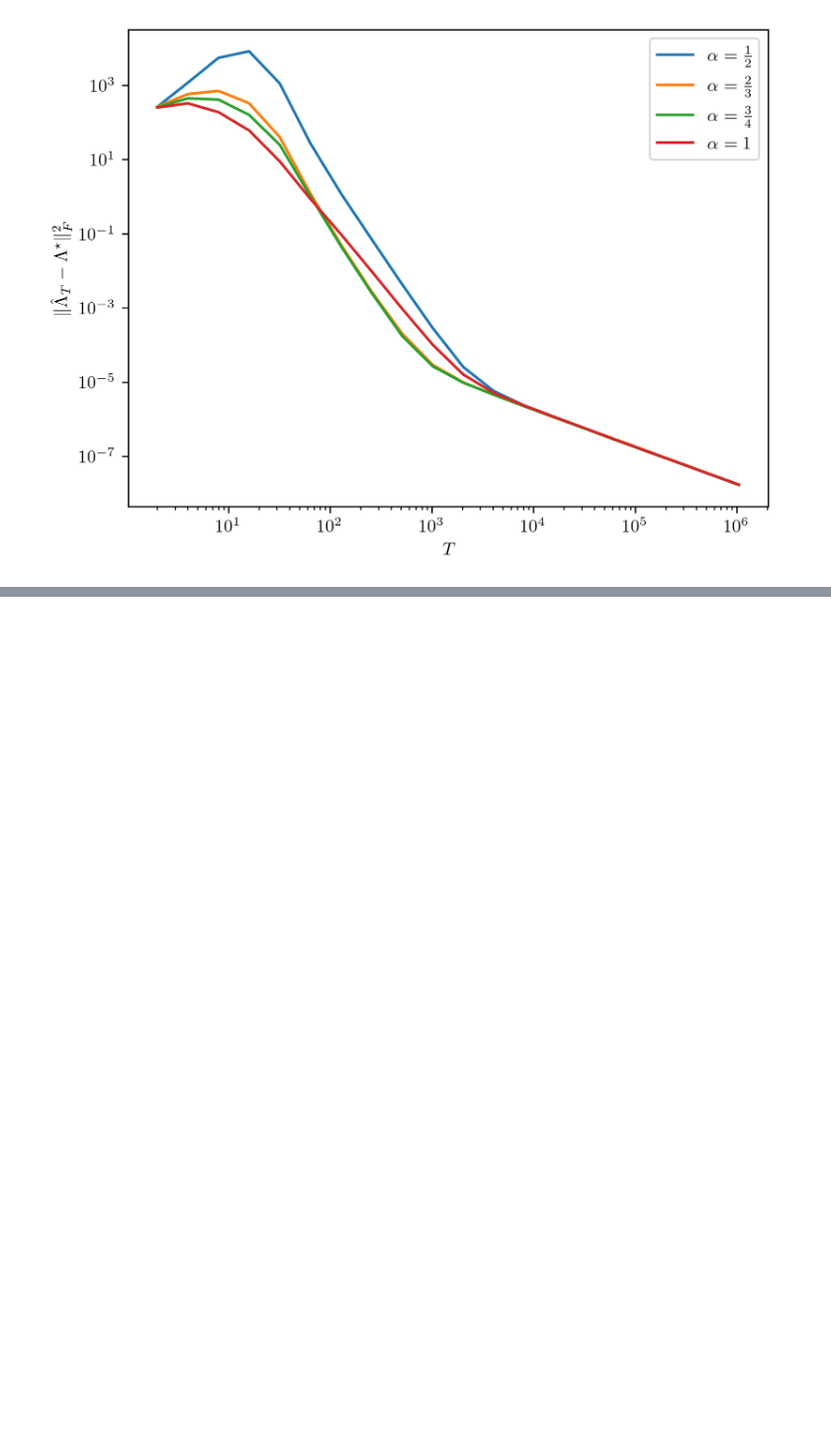
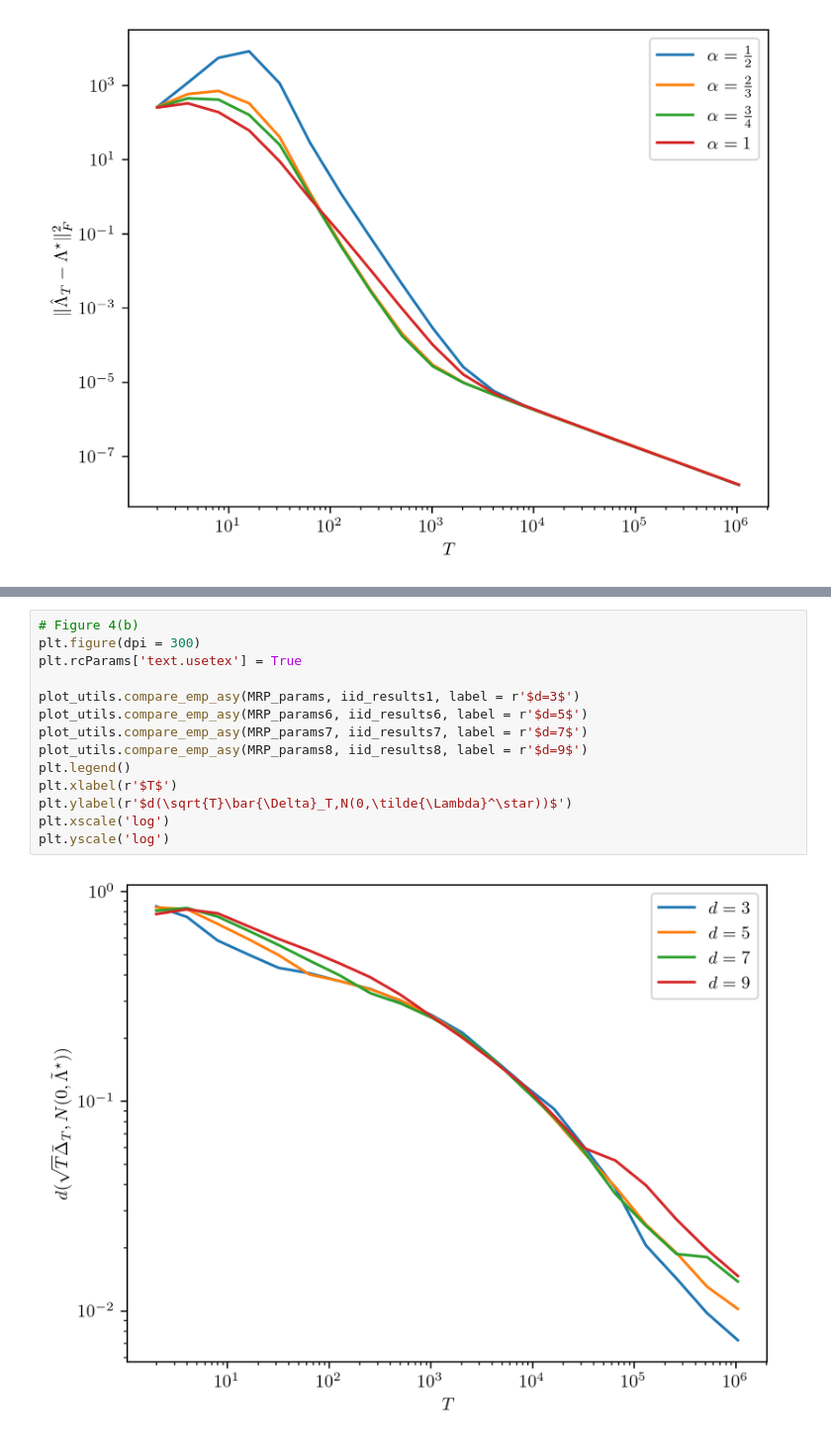
Before and after one commit to Weichen-Wu-1996/TD_inference, a Jupyter notebook: reproduce_plots.ipynb, the cells around one changed output, grey strips where cells are left out. Shown at 99% size. Drawn from its saved outputs; the diff is of its cells as text; blank space fills up the shorter version.

```diff
--- a/reproduce_plots.ipynb
+++ b/reproduce_plots.ipynb
@@ -103,0 +135,16 @@ plt.yscale('log')
+# %%
+# Figure 4(b)
+plt.figure(dpi = 300)
+plt.rcParams['text.usetex'] = True
+
+plot_utils.compare_emp_asy(MRP_params, iid_results1, label = r'$d=3$')
+plot_utils.compare_emp_asy(MRP_params6, iid_results6, label = r'$d=5$')
+plot_utils.compare_emp_asy(MRP_params7, iid_results7, label = r'$d=7$')
+plot_utils.compare_emp_asy(MRP_params8, iid_results8, label = r'$d=9$')
+plt.legend()
+plt.xlabel(r'$T$')
+plt.ylabel(r'$d(\sqrt{T}\bar{\Delta}_T,N(0,\tilde{\Lambda}^\star))$')
+plt.xscale('log')
+plt.yscale('log')
+# %% [output]
+[figure, added]
```
Also changed, not shown: parts of 4 cells of this notebook, 4 other files.
